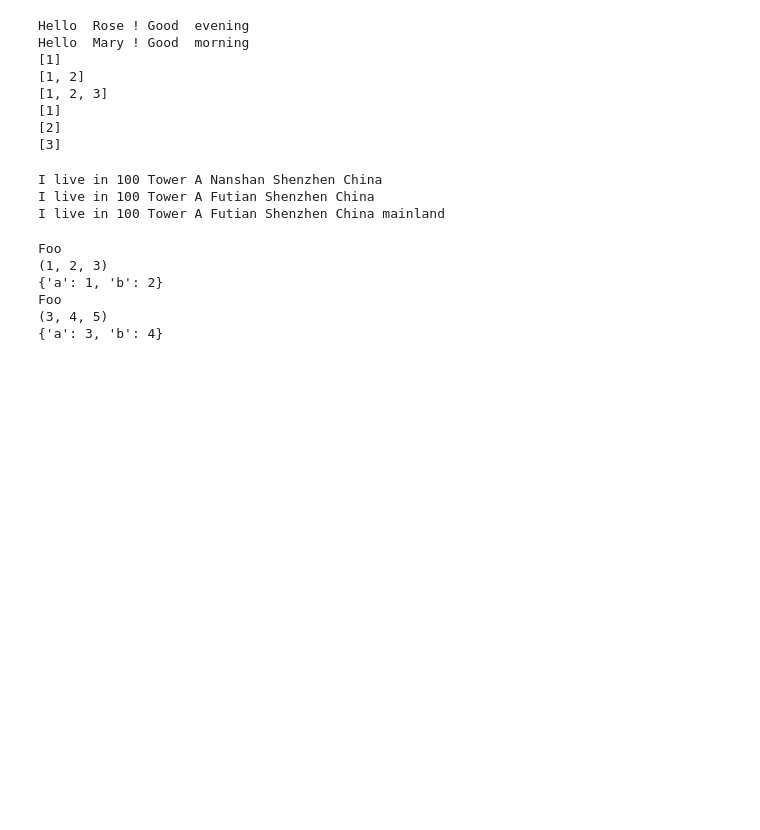
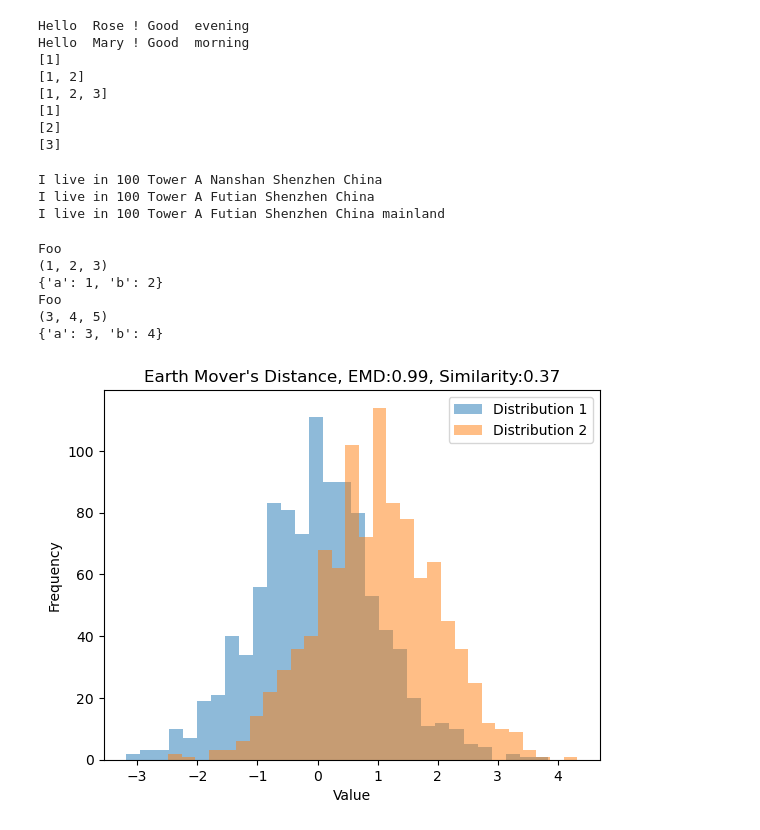
Before and after one commit to TechieYork/learn, a Jupyter notebook: python/basic/function.ipynb, the cells around one changed output. Saved outputs shown, nothing was run; the diff lists cells and outputs as text; code cells hidden in the pictures; blank space fills up the shorter version.

```diff
--- a/python/basic/function.ipynb
+++ b/python/basic/function.ipynb
@@ -69,3 +72,30 @@ Foo
 Foo
 (3, 4, 5)
 {'a': 3, 'b': 4}
+# %%
+import numpy as np
+import matplotlib.pyplot as plt
+from scipy.stats import wasserstein_distance
+
+# Sample data for the two distributions
+dist1 = np.random.normal(loc=0, scale=1, size=1000)
+dist2 = np.random.normal(loc=1, scale=1, size=1000)
+
+# Calculate Earth Mover's Distance
+emd = wasserstein_distance(dist1, dist2)
+sim = np.exp(-emd)
+
+# Plot the two distributions
+plt.hist(dist1, bins=30, alpha=0.5, label='Distribution 1')
+plt.hist(dist2, bins=30, alpha=0.5, label='Distribution 2')
+
+# Add titles and labels
+plt.title("Earth Mover's Distance, EMD:{:.2f}, Similarity:{:.2f}".format(emd, sim))
+plt.xlabel('Value')
+plt.ylabel('Frequency')
+plt.legend()
+
+# Show the plot
+plt.show()
+# %% [output]
+[figure, added]
```
Also changed, not shown: parts of 4 cells of this notebook, 1 other file.
